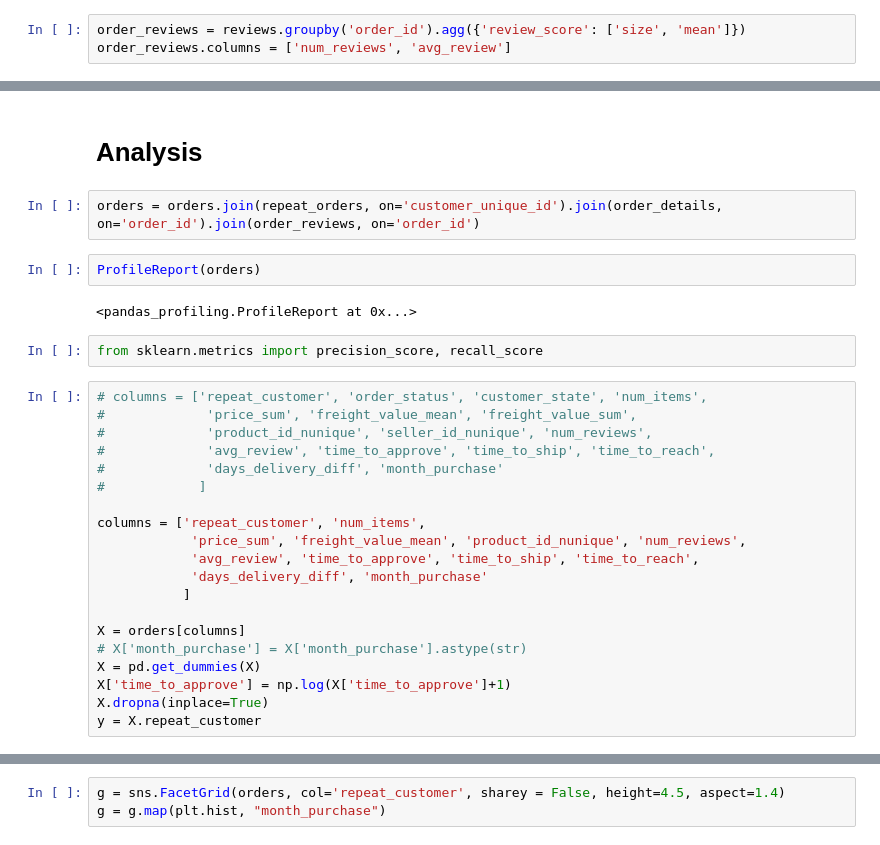
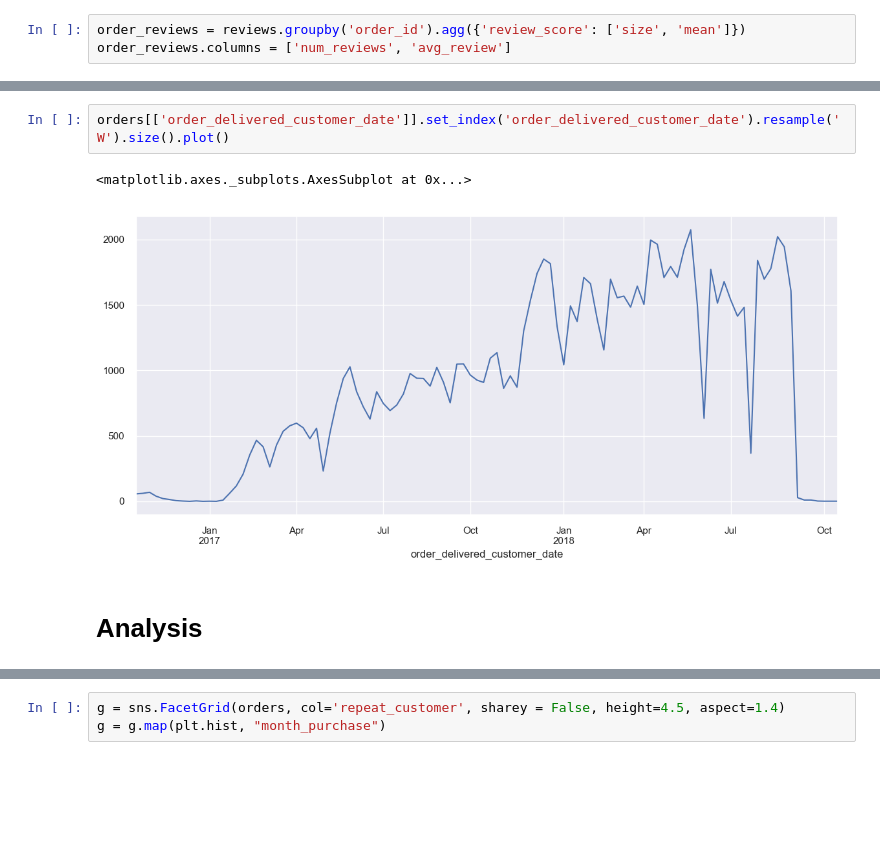
Before and after one commit to leeyenter/bt4211-project, a Jupyter notebook: Purchase Prediction - YT.ipynb, the cells around one changed output, grey strips where cells are left out. Cells and saved outputs as stored; diff of their text form; blank space fills up the shorter version.

```diff
--- a/Purchase Prediction - YT.ipynb
+++ b/Purchase Prediction - YT.ipynb
@@ -68,30 +92,7 @@ order_reviews.columns = ['num_reviews', 'avg_review']
+# %%
+orders[['order_delivered_customer_date']].set_index('order_delivered_customer_date').resample('W').size().plot()
+# %% [output]
+<matplotlib.axes._subplots.AxesSubplot at 0x...>
+[figure, added]
 # %% [markdown]
 # Analysis
-# %%
-orders = orders.join(repeat_orders, on='customer_unique_id').join(order_details, on='order_id').join(order_reviews, on='order_id')
-# %%
-ProfileReport(orders)
-# %% [output]
-<pandas_profiling.ProfileReport at 0x...>
-# %%
-from sklearn.metrics import precision_score, recall_score
-# %%
-# columns = ['repeat_customer', 'order_status', 'customer_state', 'num_items',
-#             'price_sum', 'freight_value_mean', 'freight_value_sum',
-#             'product_id_nunique', 'seller_id_nunique', 'num_reviews',
-#             'avg_review', 'time_to_approve', 'time_to_ship', 'time_to_reach',
-#             'days_delivery_diff', 'month_purchase'
-#            ]
-
-columns = ['repeat_customer', 'num_items',
-            'price_sum', 'freight_value_mean', 'product_id_nunique', 'num_reviews',
-            'avg_review', 'time_to_approve', 'time_to_ship', 'time_to_reach',
-            'days_delivery_diff', 'month_purchase'
-           ]
-
-X = orders[columns]
-# X['month_purchase'] = X['month_purchase'].astype(str)
-X = pd.get_dummies(X)
-X['time_to_approve'] = np.log(X['time_to_approve']+1)
-X.dropna(inplace=True)
-y = X.repeat_customer
```
Also changed, not shown: parts of 46 cells of this notebook.
